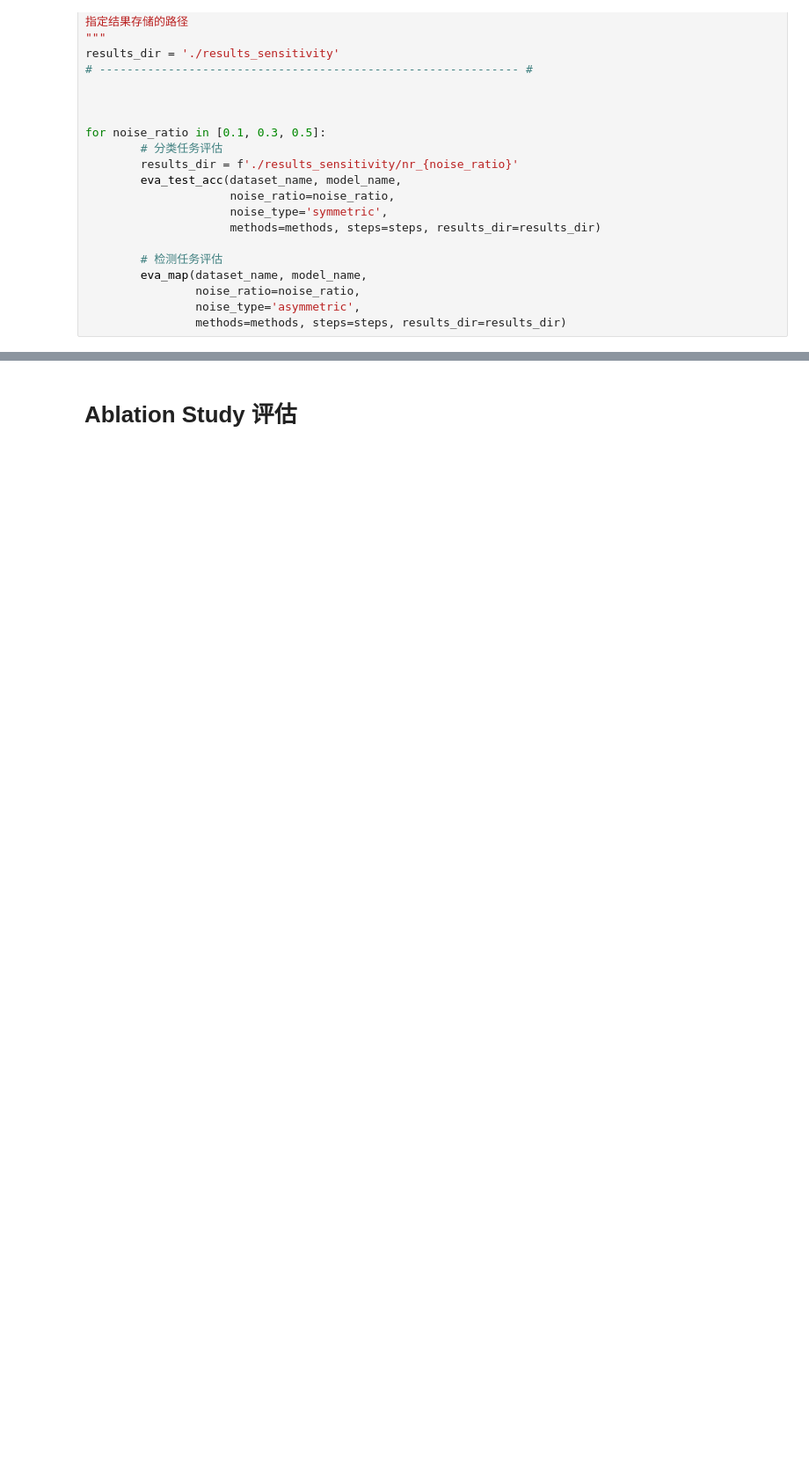
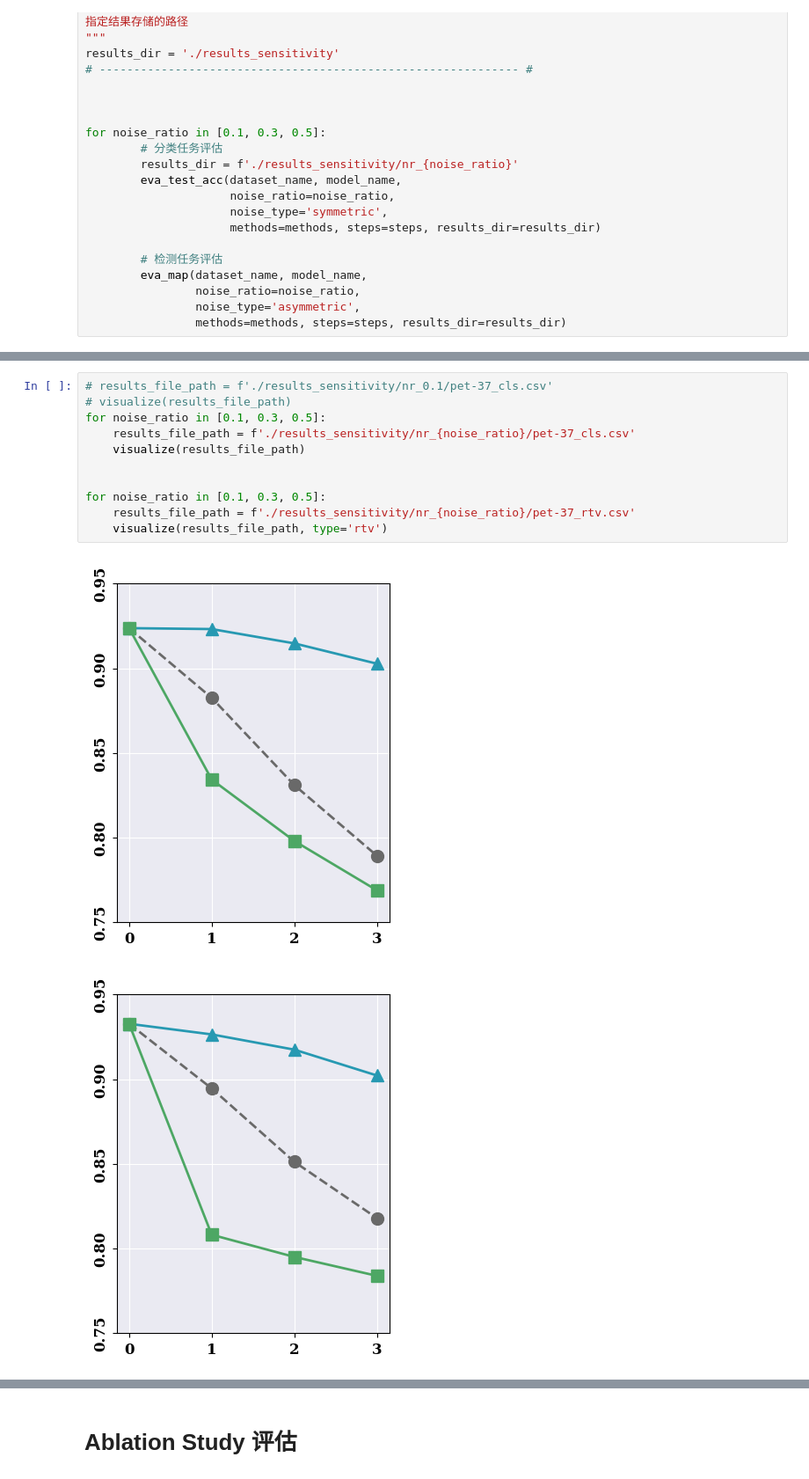
Before and after one commit to rainmilk/contra, a Jupyter notebook: result_analysis/result_analysis_main.ipynb, the cells around one changed output, grey strips where cells are left out. Shown at 88% size. Drawn from its saved outputs; the diff is of its cells as text; blank space fills up the shorter version.

```diff
--- a/result_analysis/result_analysis_main.ipynb
+++ b/result_analysis/result_analysis_main.ipynb
@@ -1026,0 +1155,14 @@ for noise_ratio in [0.1, 0.3, 0.5]:
+# %%
+# results_file_path = f'./results_sensitivity/nr_0.1/pet-37_cls.csv'
+# visualize(results_file_path)
+for noise_ratio in [0.1, 0.3, 0.5]:
+    results_file_path = f'./results_sensitivity/nr_{noise_ratio}/pet-37_cls.csv'
+    visualize(results_file_path)
+
+
+for noise_ratio in [0.1, 0.3, 0.5]:
+    results_file_path = f'./results_sensitivity/nr_{noise_ratio}/pet-37_rtv.csv'
+    visualize(results_file_path, type='rtv')
+# %% [output]
+[figure, added]
+[figure, added]
```
Also changed, not shown: parts of 7 cells of this notebook.
